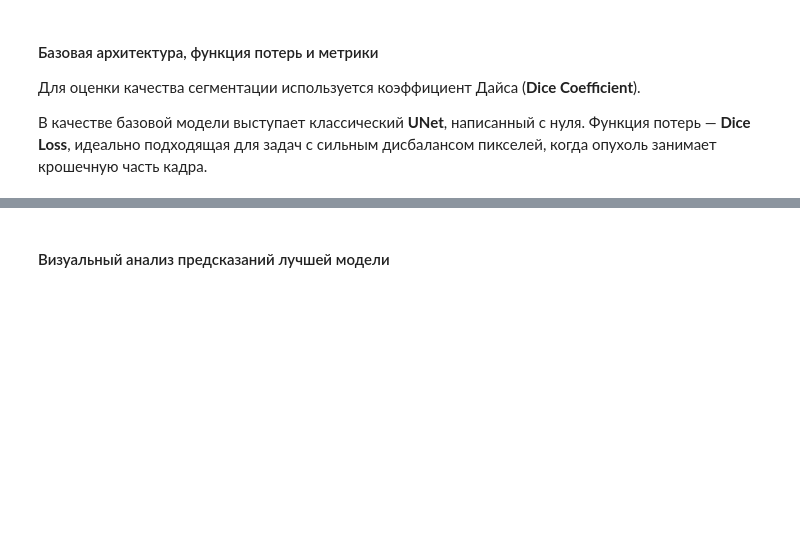
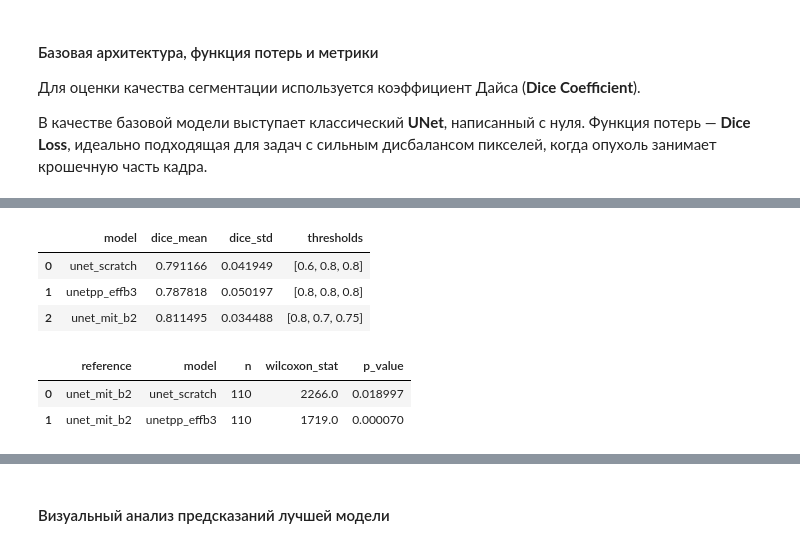
Before and after one commit to akslv03/MFDP, a Jupyter notebook: EDA&compare_models.ipynb, the cells around one changed output, grey strips where cells are left out. Cells and saved outputs as stored; diff of their text form; code cells hidden in the pictures; blank space fills up the shorter version.

```diff
--- a/EDA&compare_models.ipynb
+++ b/EDA&compare_models.ipynb
@@ -1357,0 +925,42 @@ Epoch 11 | Train Loss: 0.0576 | Val Loss: 0.1165 | Val Dice: 0.8790
+# %%
+def summarize(name, cv):
+    return {
+        "model": name,
+        "dice_mean": float(np.mean([x["dice_volume"] for x in cv])),
+        "dice_std": float(np.std([x["dice_volume"] for x in cv])),
+        "thresholds": [x["threshold"] for x in cv],
+    }
+
+df_cmp = pd.DataFrame([
+    summarize("unet_scratch", cv_scratch),
+    summarize("unetpp_effb3", cv_unetpp),
+    summarize("unet_mit_b2", cv_mit),
+])
+display(df_cmp)
+# %% [output]
+|  | model | dice_mean | dice_std | thresholds |
+| 0 | unet_scratch | 0.791166 | 0.041949 | [0.6, 0.8, 0.8] |
+| 1 | unetpp_effb3 | 0.787818 | 0.050197 | [0.8, 0.8, 0.8] |
+| 2 | unet_mit_b2 | 0.811495 | 0.034488 | [0.8, 0.7, 0.75] |
+# %%
+from scipy.stats import wilcoxon
+
+def collect_patient_dice(cv):
+    out = []
+    for fold in cv:
+        out.extend(fold["per_patient"])
+    return np.asarray(out, dtype=float)
+
+ref = collect_patient_dice(cv_mit)
+rows = []
+for name, cv in [("unet_scratch", cv_scratch), ("unetpp_effb3", cv_unetpp)]:
+    other = collect_patient_dice(cv)
+    n = min(len(ref), len(other))
+    stat, p = wilcoxon(ref[:n], other[:n])
+    rows.append({"reference": "unet_mit_b2", "model": name, "n": n,
+                 "wilcoxon_stat": float(stat), "p_value": float(p)})
+display(pd.DataFrame(rows))
+# %% [output]
+|  | reference | model | n | wilcoxon_stat | p_value |
+| 0 | unet_mit_b2 | unet_scratch | 110 | 2266.0 | 0.018997 |
+| 1 | unet_mit_b2 | unetpp_effb3 | 110 | 1719.0 | 0.000070 |
```
Also changed, not shown: parts of 42 cells of this notebook.
